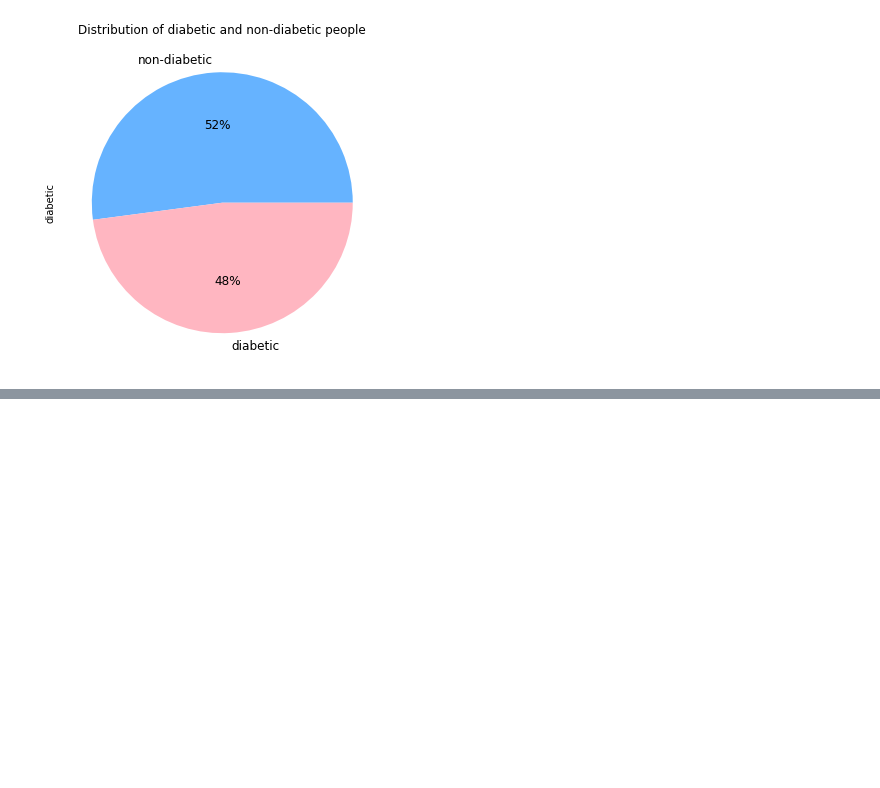
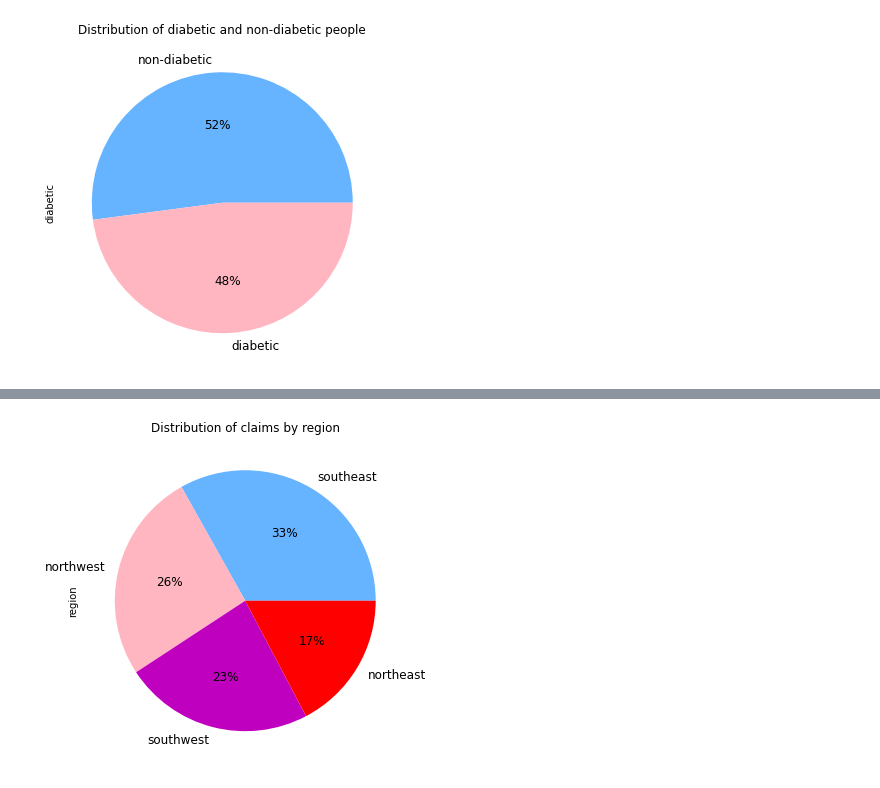
Before and after one commit to 27136thapelo/Insurance-Claim-Analysis, a Jupyter notebook: Insurance_claim_analysis_notebook.ipynb, the cells around one changed output, grey strips where cells are left out. Drawn from its saved outputs; the diff is of its cells as text; code cells hidden in the pictures; blank space fills up the shorter version.

```diff
--- a/Insurance_claim_analysis_notebook.ipynb
+++ b/Insurance_claim_analysis_notebook.ipynb
@@ -417,0 +428,8 @@ plt.show()
+# %%
+#Distribution of claim by region
+colors = ['#66b3ff','#FFB6C1','m','r']
+df['region'].value_counts().plot(kind='pie',figsize=(10,6), fontsize = 12,  autopct='%1.0f%%',colors=colors,
+title='Distribution of claims by region')
+plt.show()
+# %% [output]
+[figure, added]
```
Also changed, not shown: parts of 3 cells of this notebook.
